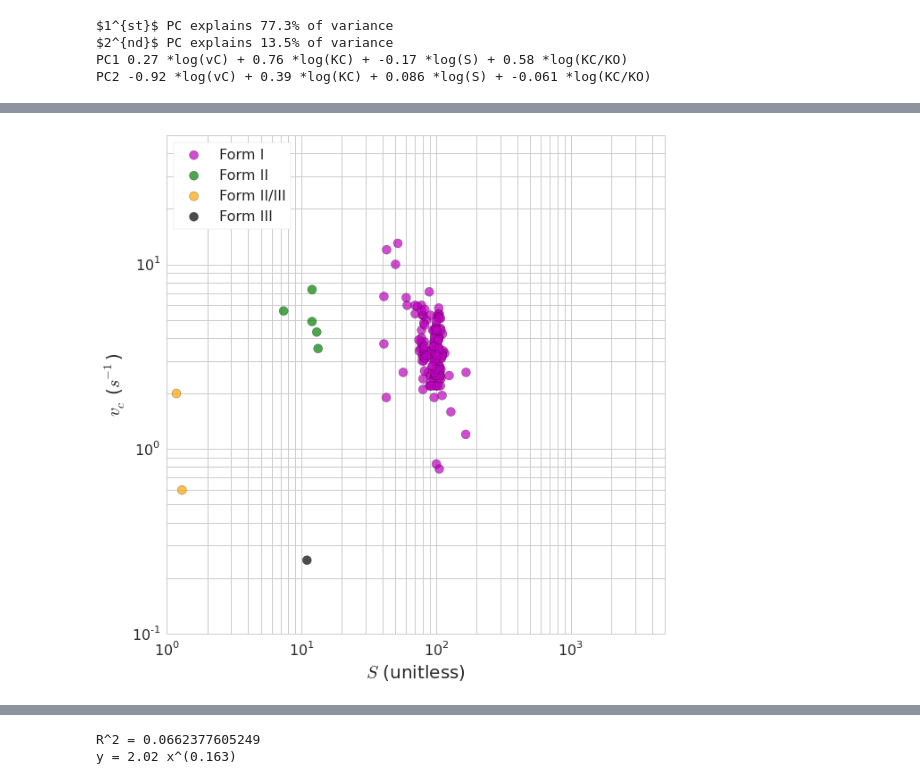
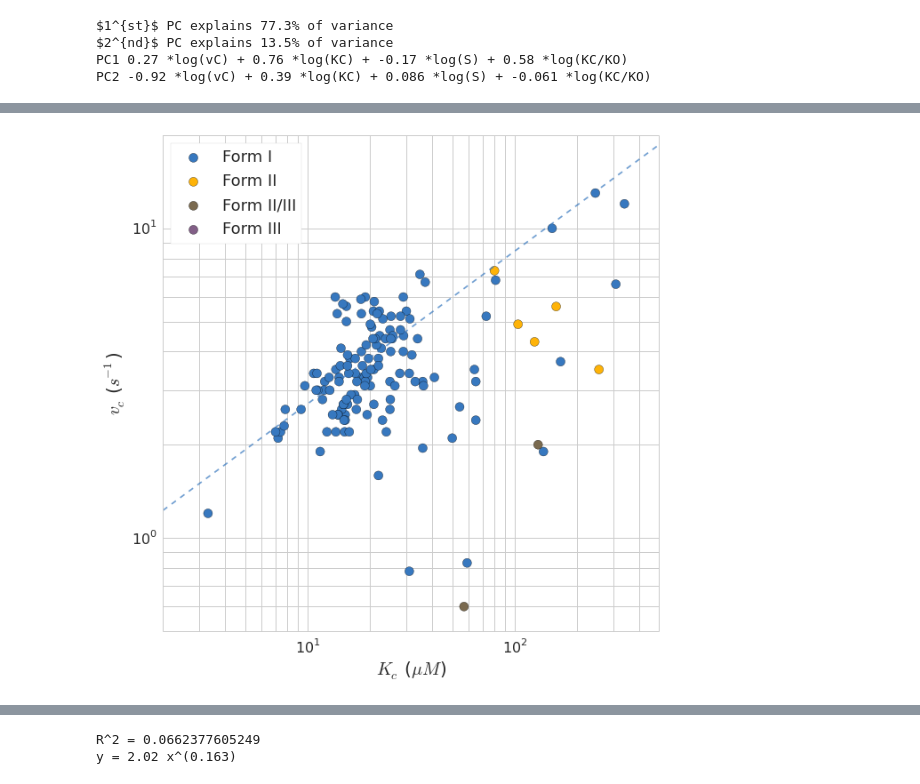
Before and after one commit to flamholz/ccm, a Jupyter notebook: python/ipython_notebooks/01122018 AF&NP Savir RuBisCO optimality redux .ipynb, the cells around one changed output, grey strips where cells are left out. Cells and saved outputs as stored; diff of their text form; code cells hidden in the pictures.

```diff
--- a/python/ipython_notebooks/01122018 AF&NP Savir RuBisCO optimality redux .ipynb
+++ b/python/ipython_notebooks/01122018 AF&NP Savir RuBisCO optimality redux .ipynb
@@ -38,6 +39,9 @@ grouped_form = wt_only_df.groupby('form_text')
 
 # Markers we use for plotting below.
 markers = 'o><^dsphH*'
+
+cnames = ["windows blue", "amber", "greyish brown", "dusty purple", "bluey green", "dusty red"]
+named_colors = seaborn.xkcd_palette(cnames)
 # %%
 print wt_only_df.shape[0], 'total WT RuBisCOs'
 print kin_df.shape[0], 'RuBisCOs with all core kinetic data measured'
@@ -196,16 +246,15 @@ plt.show()
 # %%
-# Central correlation of Tcherkez2006 is S vs vC.
-# Plot data from Savir separate from new data.
+# Plot S vs vC. coloring by form.
 figure = plt.figure(figsize=(10,10))
 seaborn.set_style('whitegrid')
 
-# loglog scale
 plt.xscale('log')
 plt.yscale('log')
 
-# Note - axes are reversed from the Savir paper so above the line = good.
-plt.scatter(nonsavir_df.S, nonsavir_df.Vc, c='g', s=100, label='New Data')
-plt.scatter(savir_df.S, savir_df.Vc, c='m', s=100, label='Savir 2010', alpha=0.8)
+for i, (group, gdf) in enumerate(grouped_form):
+    label = 'Form %s' % group
+    c = named_colors[i]
+    plt.scatter(gdf.S, gdf.Vc, c=c, s=100, label=label, alpha=0.7)
 
 plt.legend(loc=2, fontsize=16, frameon=True)
 plt.xlabel('$S$ (unitless)', fontsize=20)
@@ -222,27 +322,32 @@ plt.show()
 # %%
-# Plot S vs vC. coloring by form.
+# Plot Kc vs. Vc coloring by RuBisCO form.
 figure = plt.figure(figsize=(10,10))
 seaborn.set_style('whitegrid')
 
 plt.xscale('log')
 plt.yscale('log')
 
-colors = ['m', 'g', 'orange', 'k']
 for i, (group, gdf) in enumerate(grouped_form):
     label = 'Form %s' % group
-    c = colors[i]
-    plt.scatter(gdf.S, gdf.Vc, c=c, s=100, label=label, alpha=0.7)
+    c = named_colors[i]
+    plt.scatter(gdf.Kc, gdf.Vc, c=c, s=100, label=label)
 
-plt.legend(loc=2, fontsize=16, frameon=True)
-plt.xlabel('$S$ (unitless)', fontsize=20)
+# Savir 2010 says Kc = 1.32 * Vc^2.03
+# Therefore Vc = (Kc/1.32)^(1/2.03)
+xs = np.arange(2, 1000, 5)
+projected_Vcs = np.power(xs/1.32, 1.0/2.03)
+plt.plot(xs, projected_Vcs, ls='--', alpha=0.7, c=named_colors[0])
+
+plt.legend(loc=2, fontsize=18, frameon=True)
+plt.xlabel('$K_c$ ($\mu M$)', fontsize=20)
 plt.ylabel('$v_c$ ($s^{-1}$)', fontsize=20)
 plt.xticks(fontsize=16)
 plt.yticks(fontsize=16)
 
-plt.ylim(1e-1, 50)
-plt.xlim(1, 5e3)
+plt.ylim(5e-1, 20)
+plt.xlim(2, 5e2)
 
 plt.show()
 # %% [output]
-[figure, old version]
+[figure, new version]
 # %%
```
Also changed, not shown: parts of 20 cells of this notebook.
